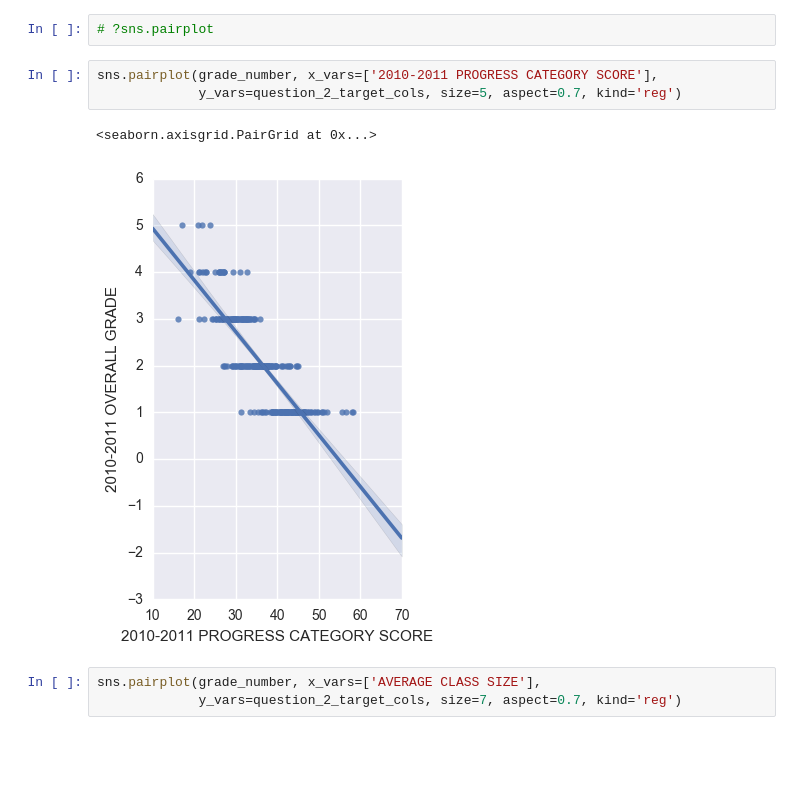
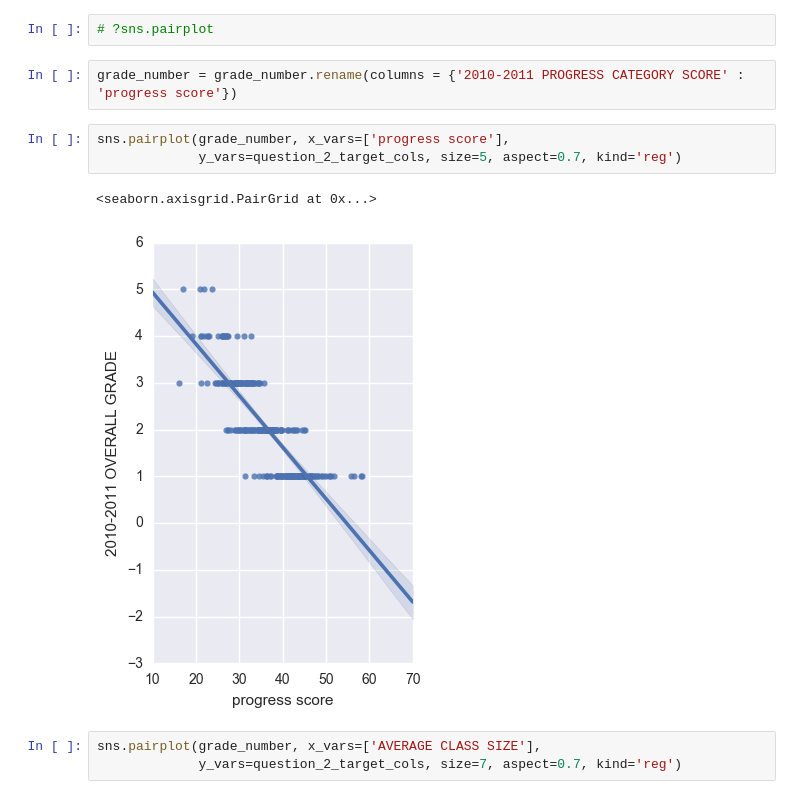
Before and after one commit to ckyko/CSC59970Project, a Jupyter notebook: school and SAT score.ipynb, the cells around one changed output. Cells and saved outputs as stored; diff of their text form; blank space fills up the shorter version.

Commit message:
fix image for powerpoint

```diff
--- a/school and SAT score.ipynb
+++ b/school and SAT score.ipynb
@@ -1208,12 +1214,14 @@ sns.pairplot(grade_number, x_vars=['PEER INDEX*'],
 [figure]
 # %%
 # ?sns.pairplot
+# %%
+grade_number = grade_number.rename(columns = {'2010-2011 PROGRESS CATEGORY SCORE' : 'progress score'})
 # %%
-sns.pairplot(grade_number, x_vars=['2010-2011 PROGRESS CATEGORY SCORE'],
+sns.pairplot(grade_number, x_vars=['progress score'],
              y_vars=question_2_target_cols, size=5, aspect=0.7, kind='reg')
 # %% [output]
 <seaborn.axisgrid.PairGrid at 0x...>
-[figure, old version]
+[figure, new version]
 # %%
 sns.pairplot(grade_number, x_vars=['AVERAGE CLASS SIZE'],
              y_vars=question_2_target_cols, size=7, aspect=0.7, kind='reg')
```
Also changed, not shown: parts of 4 cells of this notebook.
